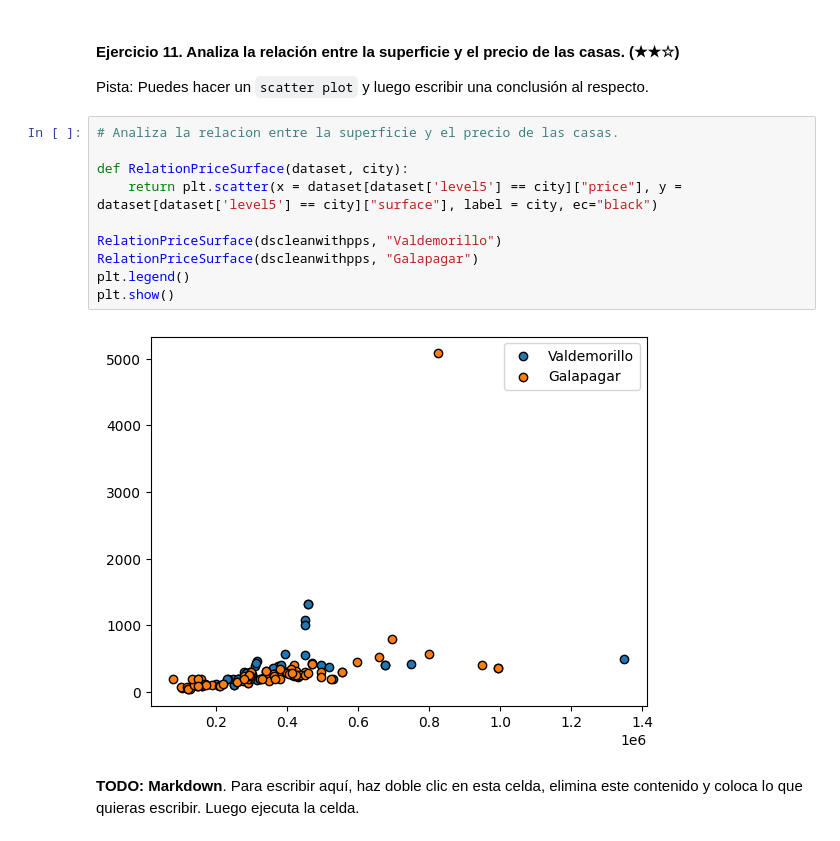
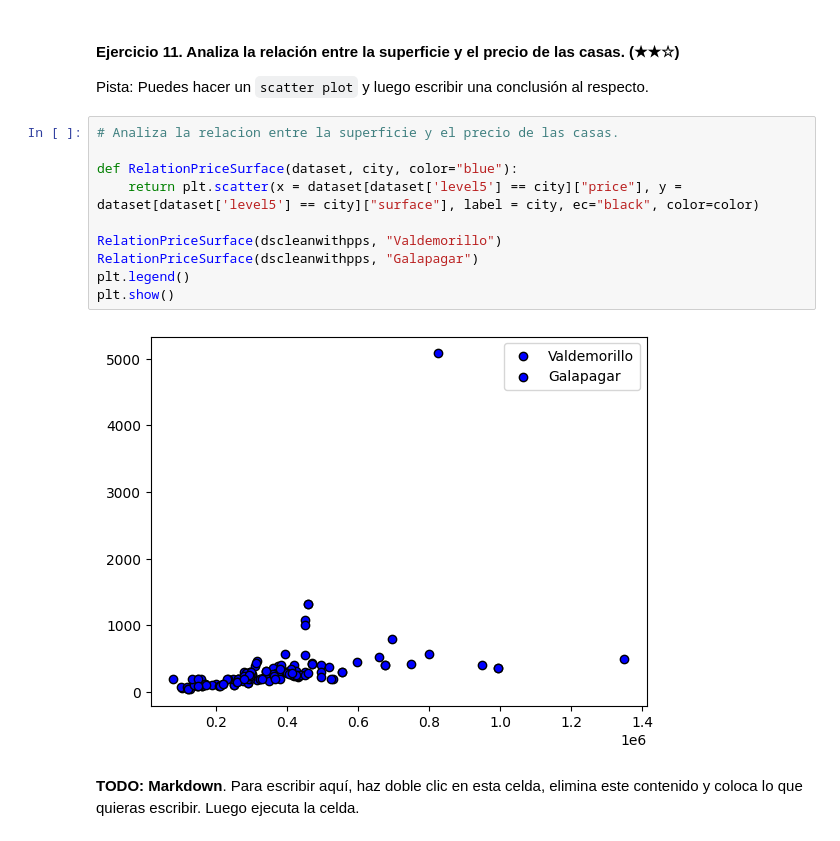
Before and after one commit to 4GeeksAcademy/realestate-datacleanup-exercise-curso, a Jupyter notebook: project.es.ipynb, the cells around one changed output. Drawn from its saved outputs; the diff is of its cells as text.

```diff
--- a/project.es.ipynb
+++ b/project.es.ipynb
@@ -236,15 +237,15 @@ Pista: Puedes hacer un `scatter plot` y luego escribir una conclusión al respec
 # %%
 # Analiza la relacion entre la superficie y el precio de las casas.
 
-def RelationPriceSurface(dataset, city):
-    return plt.scatter(x = dataset[dataset['level5'] == city]["price"], y = dataset[dataset['level5'] == city]["surface"], label = city, ec="black")
+def RelationPriceSurface(dataset, city, color="blue"):
+    return plt.scatter(x = dataset[dataset['level5'] == city]["price"], y = dataset[dataset['level5'] == city]["surface"], label = city, ec="black", color=color)
 
 RelationPriceSurface(dscleanwithpps, "Valdemorillo")
 RelationPriceSurface(dscleanwithpps, "Galapagar")
 plt.legend()
 plt.show()
 # %% [output]
-[figure, old version]
+[figure, new version]
 # %% [markdown]
 **TODO: Markdown**. Para escribir aquí, haz doble clic en esta celda, elimina este contenido y coloca lo que quieras escribir. Luego ejecuta la celda.
 # %% [markdown]
```
Also changed, not shown: parts of 9 cells of this notebook, 1 other file.
